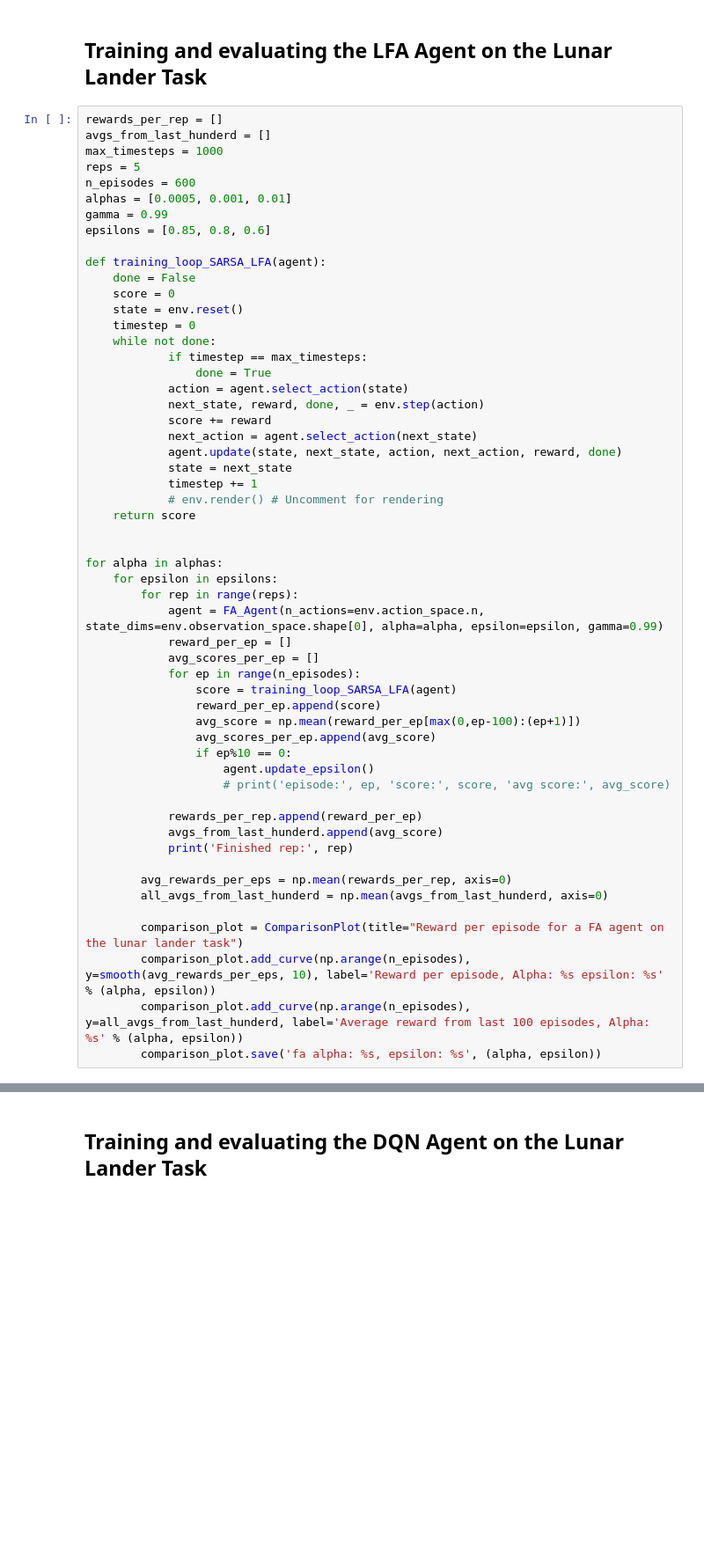
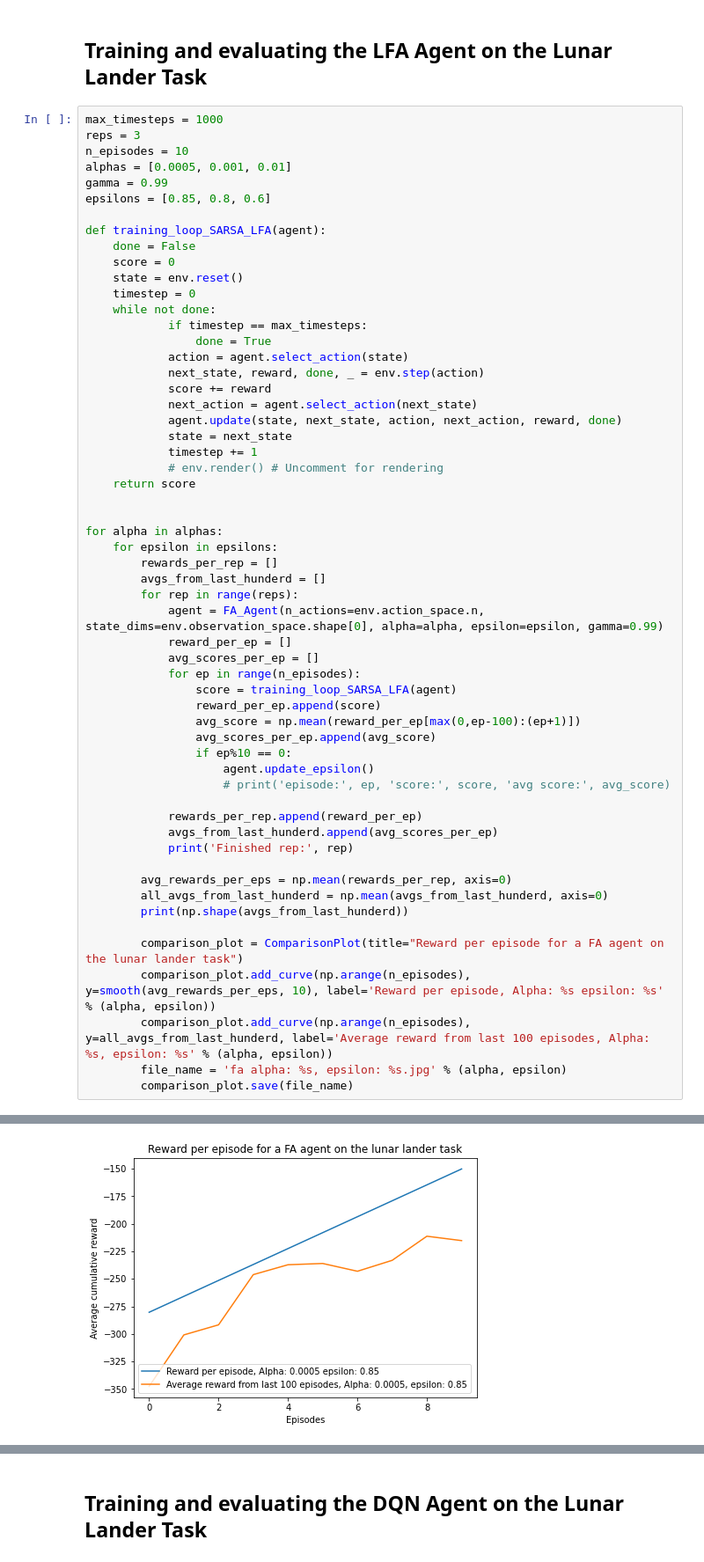
Before and after one commit to imnublet/rl_ass4, a Jupyter notebook: gym.ipynb, the cells around one changed output, grey strips where cells are left out. Shown at 88% size. Cells and saved outputs as stored; diff of their text form; blank space fills up the shorter version.

```diff
--- a/gym.ipynb
+++ b/gym.ipynb
@@ -215,11 +213,9 @@ class FA_Agent(object):
 # %% [markdown]
 ## Training and evaluating the LFA Agent on the Lunar Lander Task
 # %%
-rewards_per_rep = []
-avgs_from_last_hunderd = []
 max_timesteps = 1000
-reps = 5
-n_episodes = 600
+reps = 3
+n_episodes = 10
 alphas = [0.0005, 0.001, 0.01]
 gamma = 0.99
 epsilons = [0.85, 0.8, 0.6]
@@ -245,6 +241,8 @@ def training_loop_SARSA_LFA(agent):
 
 for alpha in alphas:
     for epsilon in epsilons:
+        rewards_per_rep = []
+        avgs_from_last_hunderd = []
         for rep in range(reps):
             agent = FA_Agent(n_actions=env.action_space.n, state_dims=env.observation_space.shape[0], alpha=alpha, epsilon=epsilon, gamma=0.99)
             reward_per_ep = []
@@ -259,13 +257,16 @@ for alpha in alphas:
                     # print('episode:', ep, 'score:', score, 'avg score:', avg_score)
 
             rewards_per_rep.append(reward_per_ep)
-            avgs_from_last_hunderd.append(avg_score)
+            avgs_from_last_hunderd.append(avg_scores_per_ep)
             print('Finished rep:', rep)
 
         avg_rewards_per_eps = np.mean(rewards_per_rep, axis=0)
         all_avgs_from_last_hunderd = np.mean(avgs_from_last_hunderd, axis=0)
+        print(np.shape(avgs_from_last_hunderd))
 
         comparison_plot = ComparisonPlot(title="Reward per episode for a FA agent on the lunar lander task")
         comparison_plot.add_curve(np.arange(n_episodes), y=smooth(avg_rewards_per_eps, 10), label='Reward per episode, Alpha: %s epsilon: %s' % (alpha, epsilon))
-        comparison_plot.add_curve(np.arange(n_episodes), y=all_avgs_from_last_hunderd, label='Average reward from last 100 episodes, Alpha: %s' % (alpha, epsilon))
-        comparison_plot.save('fa alpha: %s, epsilon: %s', (alpha, epsilon))
+        comparison_plot.add_curve(np.arange(n_episodes), y=all_avgs_from_last_hunderd, label='Average reward from last 100 episodes, Alpha: %s, epsilon: %s' % (alpha, epsilon))
+        file_name = 'fa alpha: %s, epsilon: %s.jpg' % (alpha, epsilon)
+        comparison_plot.save(file_name)
+# %% [output]
@@ -271,0 +294 @@ for alpha in alphas:
+[figure, added]
```
Also changed, not shown: parts of 4 cells of this notebook, 5 other files.
